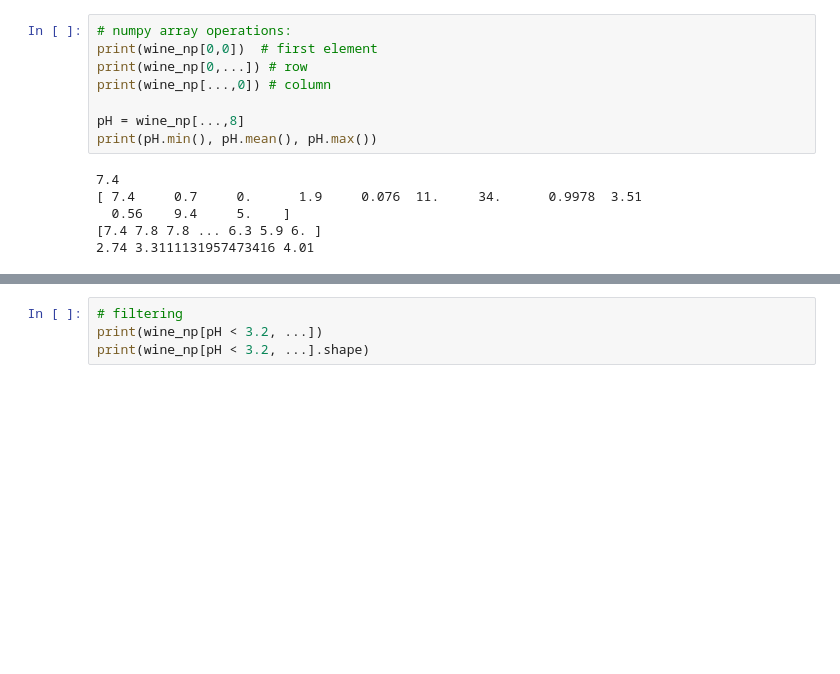
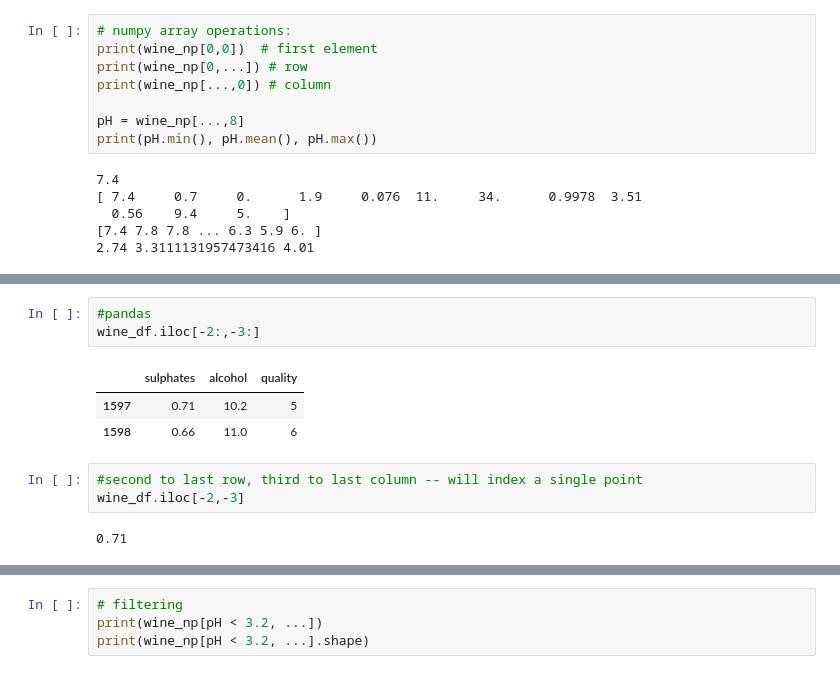
Before and after one commit to biof509/spring2020, a Jupyter notebook: 02/Week2.ipynb, the cells around one changed output, grey strips where cells are left out. Saved outputs shown, nothing was run; the diff lists cells and outputs as text; blank space fills up the shorter version.

```diff
--- a/02/Week2.ipynb
+++ b/02/Week2.ipynb
@@ -272,0 +284,12 @@ print(pH.min(), pH.mean(), pH.max())
+# %%
+#pandas
+wine_df.iloc[-2:,-3:]
+# %% [output]
+|  | sulphates | alcohol | quality |
+| 1597 | 0.71 | 10.2 | 5 |
+| 1598 | 0.66 | 11.0 | 6 |
+# %%
+#second to last row, third to last column -- will index a single point
+wine_df.iloc[-2,-3]
+# %% [output]
+0.71
```
Also changed, not shown: parts of 12 cells of this notebook.
